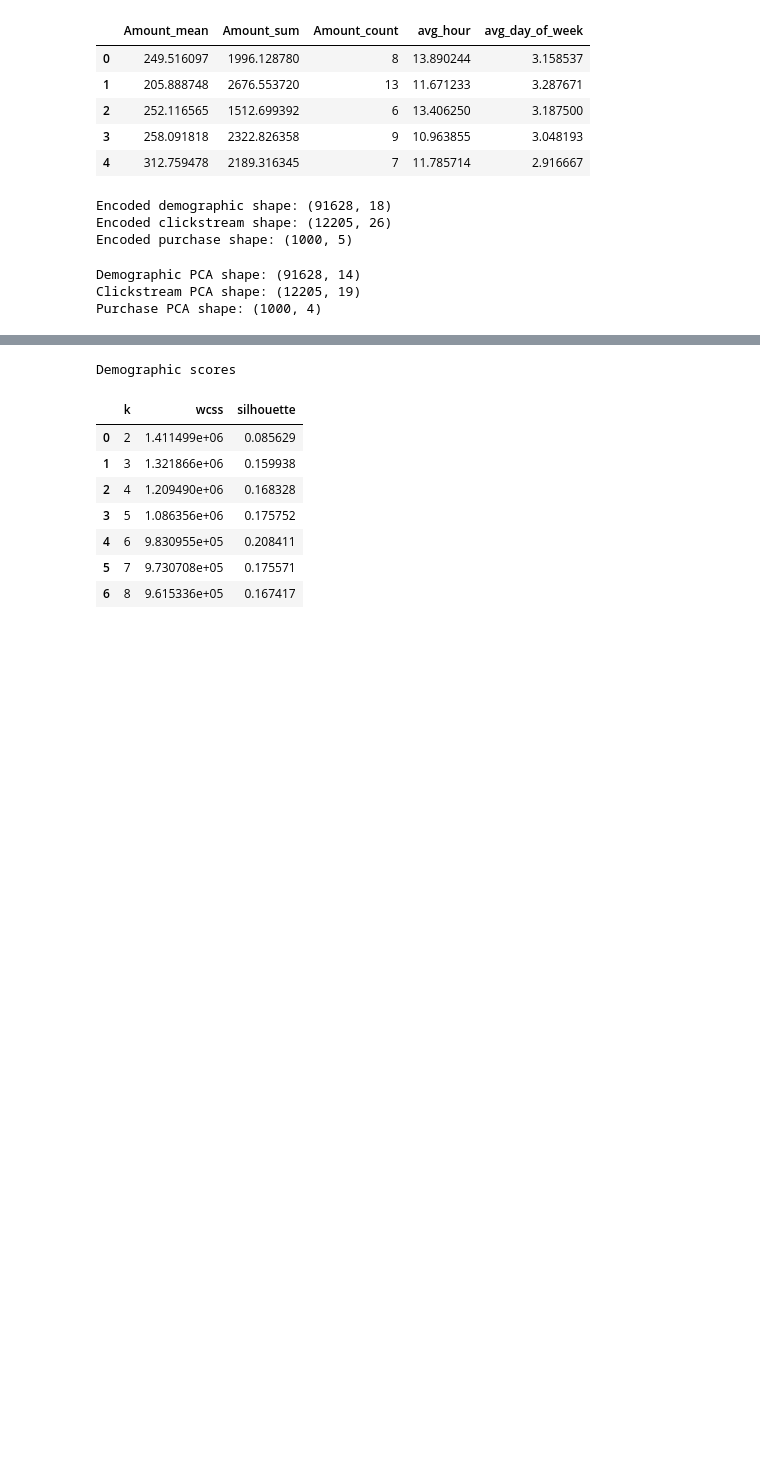
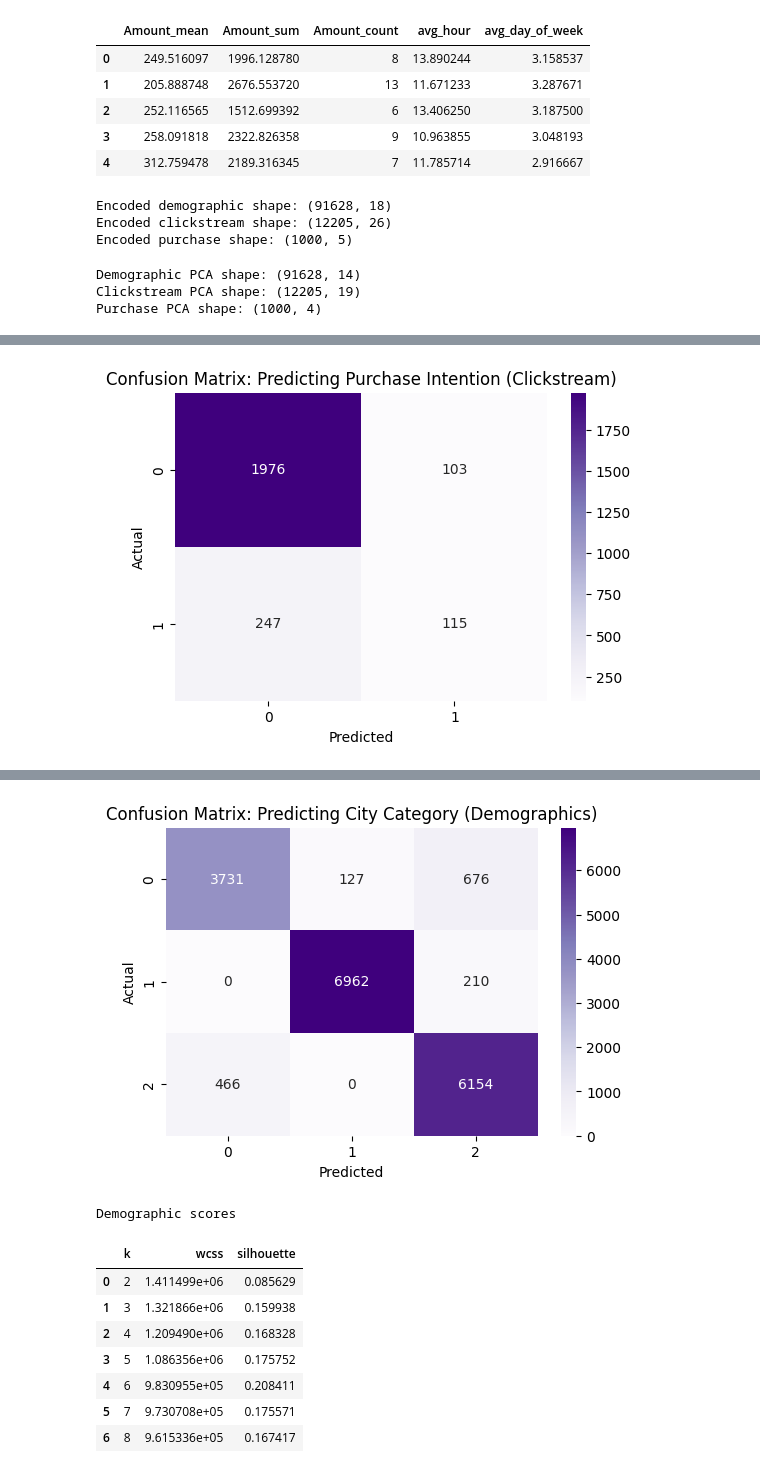
Before and after one commit to RiyaVijayasankar/BlackFriday-UI-Predictions, a Jupyter notebook: src/cleaningdata.ipynb, the cells around one changed output, grey strips where cells are left out. Saved outputs shown, nothing was run; the diff lists cells and outputs as text; code cells hidden in the pictures; blank space fills up the shorter version.

Commit message:
Updated NB model

```diff
--- a/src/cleaningdata.ipynb
+++ b/src/cleaningdata.ipynb
@@ -208,0 +152,73 @@ weighted avg       0.92      0.92      0.92     18326
+# %%
+# NAIVE BAYES MODEL!
+
+class CustomGaussianNB:
+    def fit(self, X, y):
+        X = np.array(X, dtype=np.float64)
+        y = np.array(y)
+        self.classes = np.unique(y)
+        self.parameters = []
+
+        for i, c in enumerate(self.classes):
+            sub = X[y == c]
+
+            class_stats = {
+                "mean": sub.mean(axis=0),
+                "var": sub.var(axis=0),
+                "prior": sub.shape[0] / X.shape[0]
+            }
+            self.parameters.append(class_stats)
+
+    def _calculate_likelihood(self, class_idx, x):
+        mean = self.parameters[class_idx]["mean"]
+        var = self.parameters[class_idx]["var"]
+
+        numerator = np.exp(- (x - mean)**2 / (2 * (var + 1e-9)))
+        denominator = np.sqrt(2 * np.pi * (var + 1e-9))
+        return numerator / denominator
+
+    def predict(self, X):
+        X = np.array(X, dtype=np.float64)
+        y_pred = [self._get_class_probability(x) for x in X]
+        return np.array(y_pred)
+
+    def _get_class_probability(self, x):
+        posteriors = []
+
+        for i, c in enumerate(self.classes):
+            prior = np.log(self.parameters[i]["prior"])
+            probs = self._calculate_likelihood(i, x)
+            likelihood = np.sum(np.log(probs + 1e-9))
+            posterior = prior + likelihood
+            posteriors.append(posterior)
+
+        return self.classes[np.argmax(posteriors)]
+
+y_click = click_raw.loc[click.index, 'Revenue']
+y_demo = demo_raw.loc[demo.index, 'City_Category']
+
+def evaluate_nb_model(X, y, title):
+    X_train, X_test, y_train, y_test = train_test_split(X, y, test_size=0.2, random_state=42)
+    nb = CustomGaussianNB()
+    nb.fit(X_train, y_train)
+    y_pred = nb.predict(X_test)
+    y_test_arr = np.array(y_test)
+    acc = accuracy_score(y_test, y_pred)
+    f1 = f1_score(y_test, y_pred, average='weighted')
+
+    print(f"\n--- {title} ---")
+    print(f"Accuracy: {acc:.4f}")
+    print(f"F1-Score (Weighted): {f1:.4f}")
+    print("\nDetailed Report:\n", classification_report(y_test, y_pred))
+
+    # Plot Confusion Matrix
+    plt.figure(figsize=(6,4))
+    sns.heatmap(confusion_matrix(y_test, y_pred), annot=True, fmt='d', cmap='Purples')
+    plt.title(f'Confusion Matrix: {title}')
+    plt.xlabel('Predicted')
+    plt.ylabel('Actual')
+    plt.show()
+
+evaluate_nb_model(click_pca, y_click, "Predicting Purchase Intention (Clickstream)")
+evaluate_nb_model(demo_pca, y_demo, "Predicting City Category (Demographics)")
+# %% [output]
@@ -208,0 +238 @@ weighted avg       0.92      0.92      0.92     18326
+[figure, added]
@@ -209,3 +253,4 @@ weighted avg       0.92      0.92      0.92     18326
+[figure, added]
 # %%
 
 def initialize_centroids(X, k, random_state=42):
```
Also changed, not shown: parts of 3 cells of this notebook.
